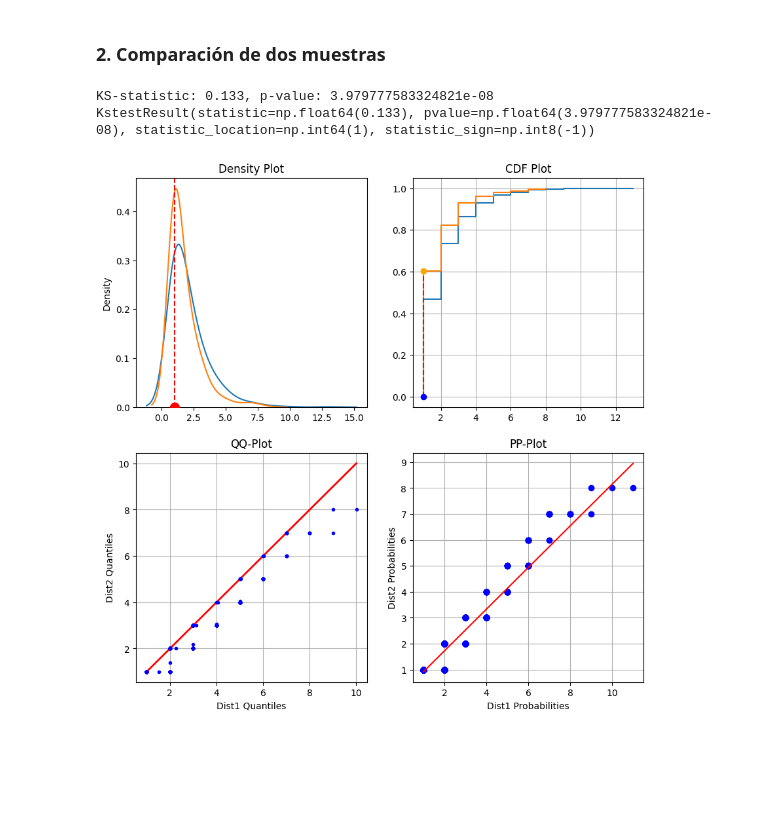
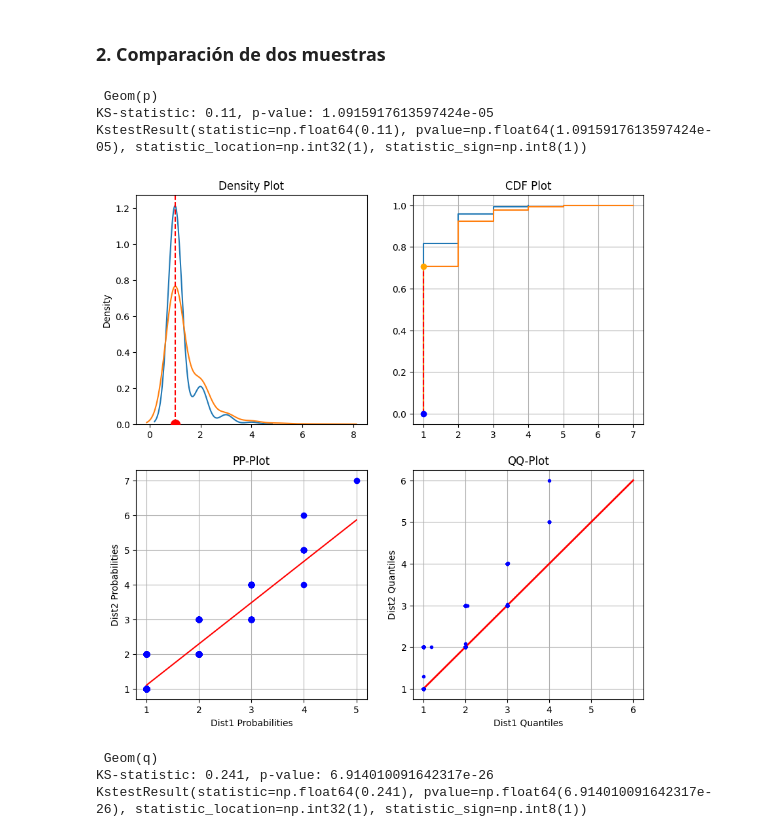
Before and after one commit to Fabiola-cc/IA_lab2, a Jupyter notebook: lab2.ipynb, the cells around one changed output. Drawn from its saved outputs; the diff is of its cells as text; code cells hidden in the pictures; blank space fills up the shorter version.

Commit message:
feat: compare distributions from ex.1 and random samples at ex.2

```diff
--- a/lab2.ipynb
+++ b/lab2.ipynb
@@ -47,10 +47,7 @@ def ecdf(a):
     cusum = np.cumsum(counts)
     return x, cusum / cusum[-1]
 
-def compare_samples(sample1, sample2, size):
-    data1 = sample1.rvs(size=size)
-    data2 = sample2.rvs(size=size)
-
+def compare_samples(data1, data2, p1):
     x1, y1 = ecdf(data1)
     x1 = np.insert(x1, 0, x1[0])
     y1 = np.insert(y1, 0, 0.)
@@ -100,42 +97,52 @@ def compare_samples(sample1, sample2, size):
     plt.title('CDF Plot')
 
     # c) Una gráfica PP (prob-prob).
-    plt.subplot(2,2,4)
-    sps.probplot(data2, dist=sample1, plot=plt)
+    plt.subplot(2,2,3)
+    sps.probplot(data2, dist="geom", sparams=(p1,), plot=plt)
+
     plt.grid(True)
     plt.title('PP-Plot')
     plt.xlabel('Dist1 Probabilities')
     plt.ylabel('Dist2 Probabilities')
 
     # d) Una gráfica QQ (quantil-quantil).
-    plt.subplot(2,2,3)
+    plt.subplot(2,2,4)
     qqs = np.linspace(0., 1., 1001)[:-1]
     qq1 = np.quantile(data1, qqs)
     qq2 = np.quantile(data2, qqs)
     minq = min(qq1.min(), qq2.min())
     maxq = max(qq1.max(), qq2.max())
     plt.plot([minq,maxq], [minq,maxq], 'r-', lw=2)
     plt.plot(qq1, qq2, 'b.', drawstyle='steps-post')
     plt.grid(True)
     plt.title('QQ-Plot')
     plt.xlabel('Dist1 Quantiles')
     plt.ylabel('Dist2 Quantiles')
 
     # Prueba de hipótesis de Kolmogorov-Smirnov
     print(sps.kstest(data1, data2))
 
     plt.show()
 
 # Comparar la distribución del inciso anterior con muestra aleatoria
-# i) Geom(p),
-data1 = sps.geom(p=0.5)
+# i) Geom(p)
+p1 = 0.8
+data1 = np.random.geometric(p=p1, size=1000)
+data = throw_coin(0.73)
+print("\n Geom(p)")
+compare_samples(data1, data, p1)
 
 # ii) Geom(q), para q = 1.2p
-# q = 1.2 * 0.5
-data2 = sps.geom(p=0.6)
-
-compare_samples(data1, data2, 1000)
+# q = 1.2 * 0.8
+p1 = 0.96
+data2 = np.random.geometric(p=p1, size=1000)
+print("\n Geom(q)")
+compare_samples(data2, data, p1)
 # %% [output]
-KS-statistic: 0.133, p-value: 3.979777583324821e-08
-KstestResult(statistic=np.float64(0.133), pvalue=np.float64(3.979777583324821e-08), statistic_location=np.int64(1), statistic_sign=np.int8(-1))
+ Geom(p)
+KS-statistic: 0.11, p-value: 1.0915917613597424e-05
+KstestResult(statistic=np.float64(0.11), pvalue=np.float64(1.0915917613597424e-05), statistic_location=np.int32(1), statistic_sign=np.int8(1))
-[figure, old version]
+[figure, new version]
+ Geom(q)
+KS-statistic: 0.241, p-value: 6.914010091642317e-26
+KstestResult(statistic=np.float64(0.241), pvalue=np.float64(6.914010091642317e-26), statistic_location=np.int32(1), statistic_sign=np.int8(1))
```
Also changed, not shown: parts of 2 cells of this notebook.
